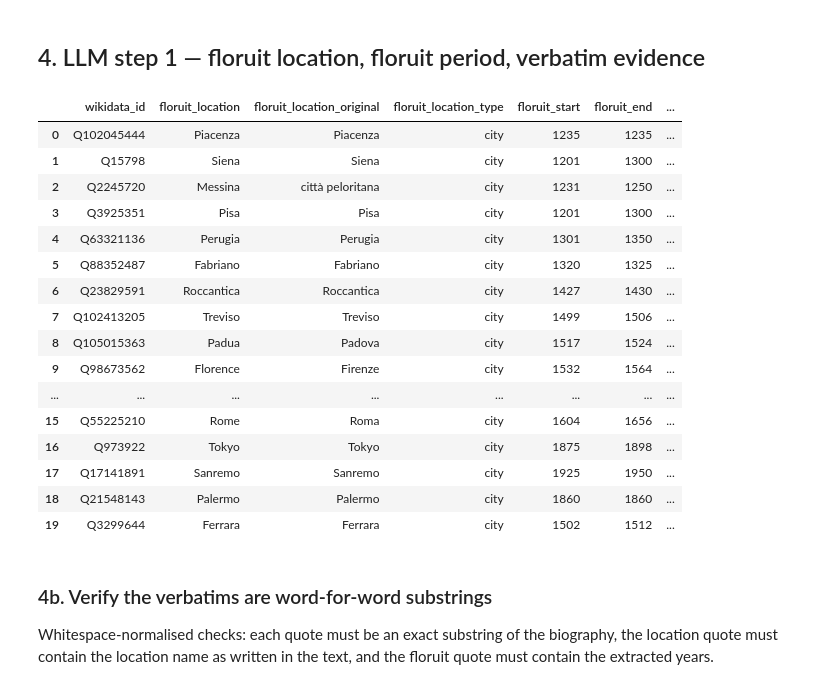
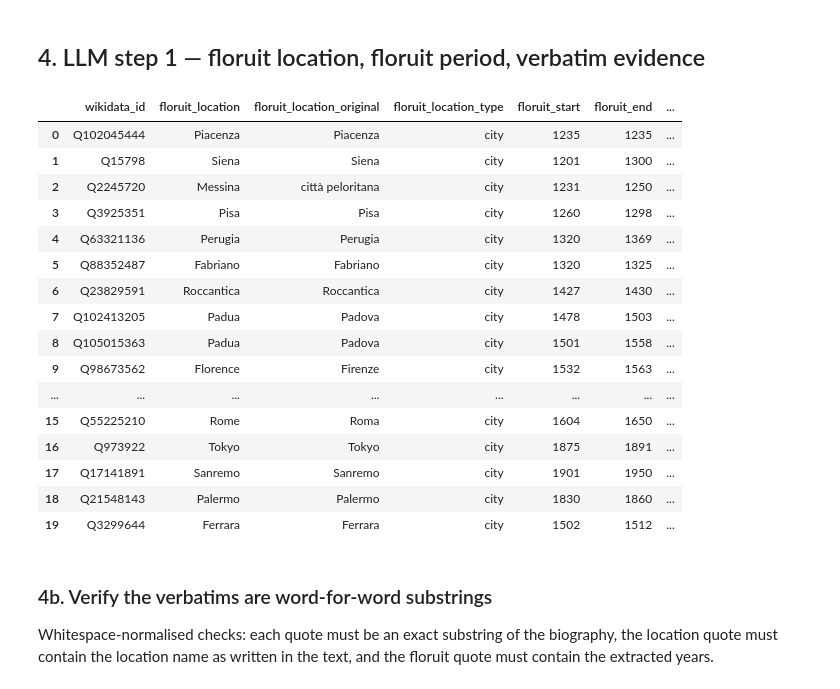
Before and after one commit to charlesdedampierre/cultura_database, a Jupyter notebook: annotations/treccani_validation/1_treccani_floruit_validation.ipynb, the cells around one changed output. Cells and saved outputs as stored; diff of their text form; code cells hidden in the pictures.

Commit message:
Treccani validation v4: floruit = attested active work only, start/middle/end anchors, null when unproven, robust JSON parsing

```diff
--- a/annotations/treccani_validation/1_treccani_floruit_validation.ipynb
+++ b/annotations/treccani_validation/1_treccani_floruit_validation.ipynb
@@ -259,14 +259,30 @@ def _session():
     return _tls.s
 
 
-def call_gemini(system, user, max_retries=4):
-    body = {"model": MODEL,
-            "messages": [{"role": "system", "content": system},
-                         {"role": "user", "content": user}],
-            "temperature": 0,
-            "response_format": {"type": "json_object"}}
+def parse_json_loose(content):
+    try:
+        return json.loads(content)
+    except json.JSONDecodeError:
+        pass
+    return json.loads(content[content.find("{"): content.rfind("}") + 1],
+                      strict=False)
+
+
+def call_gemini(system, user, max_retries=6):
     last_err = ""
     for attempt in range(max_retries):
+        # temperature 0 is deterministic: after 2 malformed-JSON answers,
+        # nudge the sampling and remind the model to escape quotes.
+        msg = user
+        if attempt >= 2:
+            msg += ("\n\nIMPORTANT: your previous answer was INVALID JSON. "
+                    "Escape all double quotes inside string values. "
+                    "Output one valid JSON object only.")
+        body = {"model": MODEL,
+                "messages": [{"role": "system", "content": system},
+                             {"role": "user", "content": msg}],
+                "temperature": 0 if attempt < 2 else 0.4,
+                "response_format": {"type": "json_object"}}
         try:
             r = _session().post(OPENROUTER_URL, json=body, timeout=180)
             if r.status_code in (408, 429, 500, 502, 503, 504):
@@ -274,7 +290,7 @@ def call_gemini(system, user, max_retries=4):
                 time.sleep(1.5 * 2 ** attempt)
                 continue
             r.raise_for_status()
-            return json.loads(r.json()["choices"][0]["message"]["content"])
+            return parse_json_loose(r.json()["choices"][0]["message"]["content"])
         except (requests.RequestException, ValueError, KeyError) as e:
             last_err = f"{type(e).__name__}: {e}"
             time.sleep(1.5 * 2 ** attempt)
@@ -296,8 +312,10 @@ Return STRICT JSON with exactly these keys:
   floruit_location          : most granular location name (English exonym if one exists, e.g. "Florence", "Rome")
   floruit_location_original : the location name EXACTLY as it is written in the text (e.g. "Firenze")
   floruit_location_type     : "city" | "region" | "other"
-  floruit_start             : integer year (negative = BCE)
-  floruit_end               : integer year
+  floruit_start             : integer year (negative = BCE), or null
+  floruit_end               : integer year, or null
+  floruit_points_found      : array with any of "start", "middle", "end" —
+                              which parts of the floruit the text attests
   floruit_dates_precise     : true if the text gives explicit years; false if
                               the period is expressed vaguely (e.g. a century)
   floruit_period_as_written : the dating expression EXACTLY as written in the
@@ -308,6 +326,26 @@ Return STRICT JSON with exactly these keys:
   evidence_floruit_verbatim  : ARRAY of verbatim extracts supporting the floruit period
   evidence_floruit_en        : ARRAY of English translations, same order
   reasoning                 : 1-3 sentences in English
+
+FLORUIT RULES — the floruit is the period of ACTIVE WORK, not the lifespan:
+- floruit_start = the FIRST time the person is linked to a work they produced
+  or to some impact they had. floruit_end = the LAST time the person is linked
+  to a specific role, work or activity.
+- Birth or death dates are NOT floruit evidence. Being mentioned as dead, or
+  a death year alone, proves nothing about activity. Someone may well be
+  active until death, but that must be PROVEN by attested activity at or near
+  the death year — never assumed.
+- An APPOINTMENT to a position attests activity AT that date; the person may
+  continue to have impact afterwards, but that is not yet known — do not
+  extend floruit_end beyond the last attested activity.
+- floruit_points_found records which anchors the text actually gives:
+  "start" if the beginning of activity is attested, "end" if the last
+  activity is attested, "middle" if only intermediate activity dates are
+  known (e.g. a single dated work). A single attested date -> ["middle"]
+  with floruit_start = floruit_end = that year.
+- If a boundary cannot be determined from the text, set it to null and omit
+  it from floruit_points_found. If you do not know, do not add anything —
+  null is always better than a guess.
 
 STRICT VERBATIM RULES — the extracts are the annotator's only evidence:
 - Each extract MUST be copied WORD BY WORD from the text: an exact contiguous
@@ -335,46 +373,46 @@ def step1_user(row):
             "Extract the requested fields. JSON only.")
 
 
 STEP1_PATH = CACHE_DIR / f"step1_floruit_location_{PROMPT_VERSION}.jsonl"
 step1 = {}
 if STEP1_PATH.exists():
     for line in STEP1_PATH.open():
         r = json.loads(line)
         step1[r["wikidata_id"]] = r["extraction"]
 
 todo = [row for _, row in sample.iterrows() if row["wikidata_id"] not in step1]
 if todo:
     with ThreadPoolExecutor(max_workers=5) as ex, STEP1_PATH.open("a") as f:
         futs = {ex.submit(call_gemini, STEP1_SYSTEM, step1_user(row)): row["wikidata_id"]
                 for row in todo}
         for fut in tqdm(as_completed(futs), total=len(futs), desc="LLM step 1"):
             qid = futs[fut]
             step1[qid] = fut.result()
             f.write(json.dumps({"wikidata_id": qid, "extraction": step1[qid]},
                                ensure_ascii=False) + "\n")
 
 assert len(step1) >= len(sample)
 pd.DataFrame([{"wikidata_id": q, **step1[q]} for q in sample["wikidata_id"]])[
     ["wikidata_id", "floruit_location", "floruit_location_original",
      "floruit_location_type", "floruit_start", "floruit_end",
-     "floruit_dates_precise", "floruit_period_en"]]
+     "floruit_points_found", "floruit_dates_precise", "floruit_period_en"]]
 # %% [output]
 |  | wikidata_id | floruit_location | floruit_location_original | floruit_location_type | floruit_start | floruit_end | ... |
 | 0 | Q102045444 | Piacenza | Piacenza | city | 1235 | 1235 | ... |
 | 1 | Q15798 | Siena | Siena | city | 1201 | 1300 | ... |
 | 2 | Q2245720 | Messina | città peloritana | city | 1231 | 1250 | ... |
-| 3 | Q3925351 | Pisa | Pisa | city | 1201 | 1300 | ... |
-| 4 | Q63321136 | Perugia | Perugia | city | 1301 | 1350 | ... |
+| 3 | Q3925351 | Pisa | Pisa | city | 1260 | 1298 | ... |
+| 4 | Q63321136 | Perugia | Perugia | city | 1320 | 1369 | ... |
 | 5 | Q88352487 | Fabriano | Fabriano | city | 1320 | 1325 | ... |
 | 6 | Q23829591 | Roccantica | Roccantica | city | 1427 | 1430 | ... |
-| 7 | Q102413205 | Treviso | Treviso | city | 1499 | 1506 | ... |
-| 8 | Q105015363 | Padua | Padova | city | 1517 | 1524 | ... |
-| 9 | Q98673562 | Florence | Firenze | city | 1532 | 1564 | ... |
+| 7 | Q102413205 | Padua | Padova | city | 1478 | 1503 | ... |
+| 8 | Q105015363 | Padua | Padova | city | 1501 | 1558 | ... |
+| 9 | Q98673562 | Florence | Firenze | city | 1532 | 1563 | ... |
 | ... | ... | ... | ... | ... | ... | ... | ... |
-| 15 | Q55225210 | Rome | Roma | city | 1604 | 1656 | ... |
-| 16 | Q973922 | Tokyo | Tokyo | city | 1875 | 1898 | ... |
-| 17 | Q17141891 | Sanremo | Sanremo | city | 1925 | 1950 | ... |
-| 18 | Q21548143 | Palermo | Palermo | city | 1860 | 1860 | ... |
+| 15 | Q55225210 | Rome | Roma | city | 1604 | 1650 | ... |
+| 16 | Q973922 | Tokyo | Tokyo | city | 1875 | 1891 | ... |
+| 17 | Q17141891 | Sanremo | Sanremo | city | 1901 | 1950 | ... |
+| 18 | Q21548143 | Palermo | Palermo | city | 1830 | 1860 | ... |
 | 19 | Q3299644 | Ferrara | Ferrara | city | 1502 | 1512 | ... |
 # %% [markdown]
 ### 4b. Verify the verbatims are word-for-word substrings
```
Also changed, not shown: parts of 5 cells of this notebook, 2 other files.
